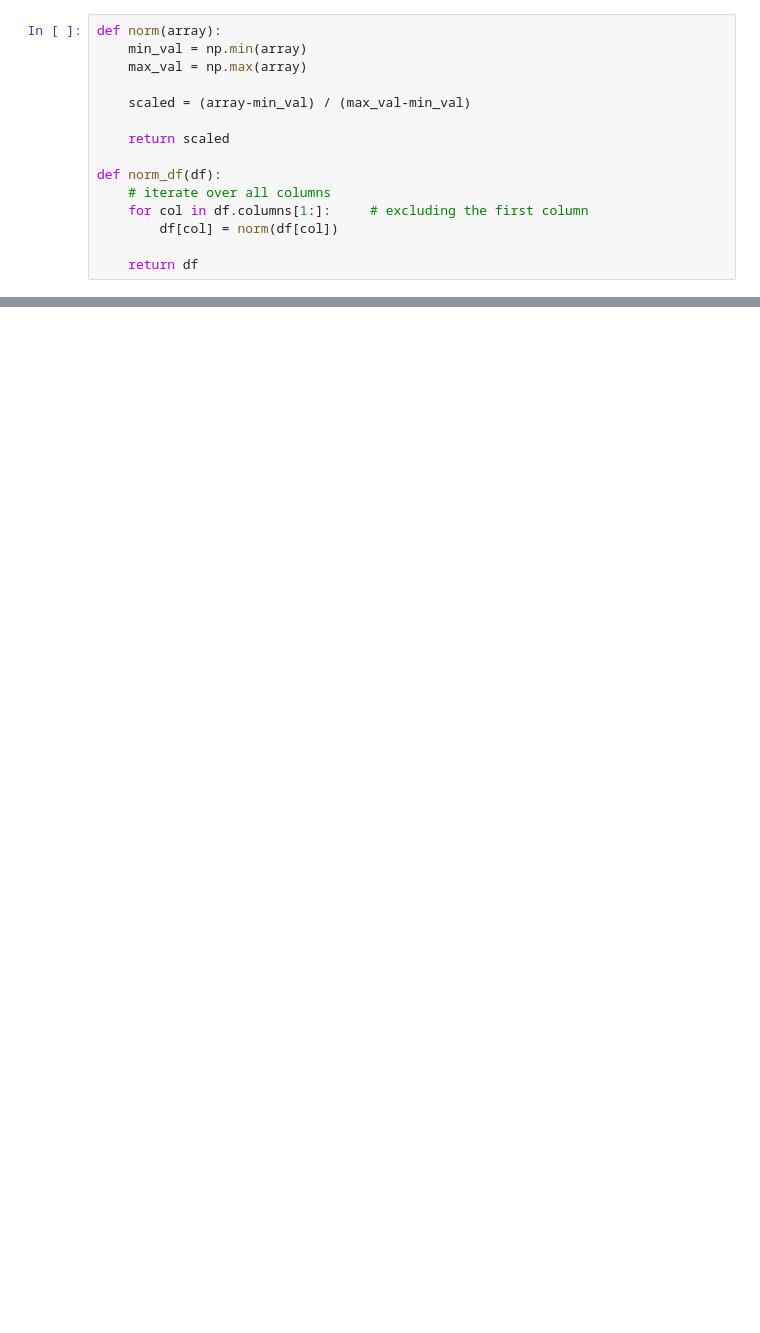
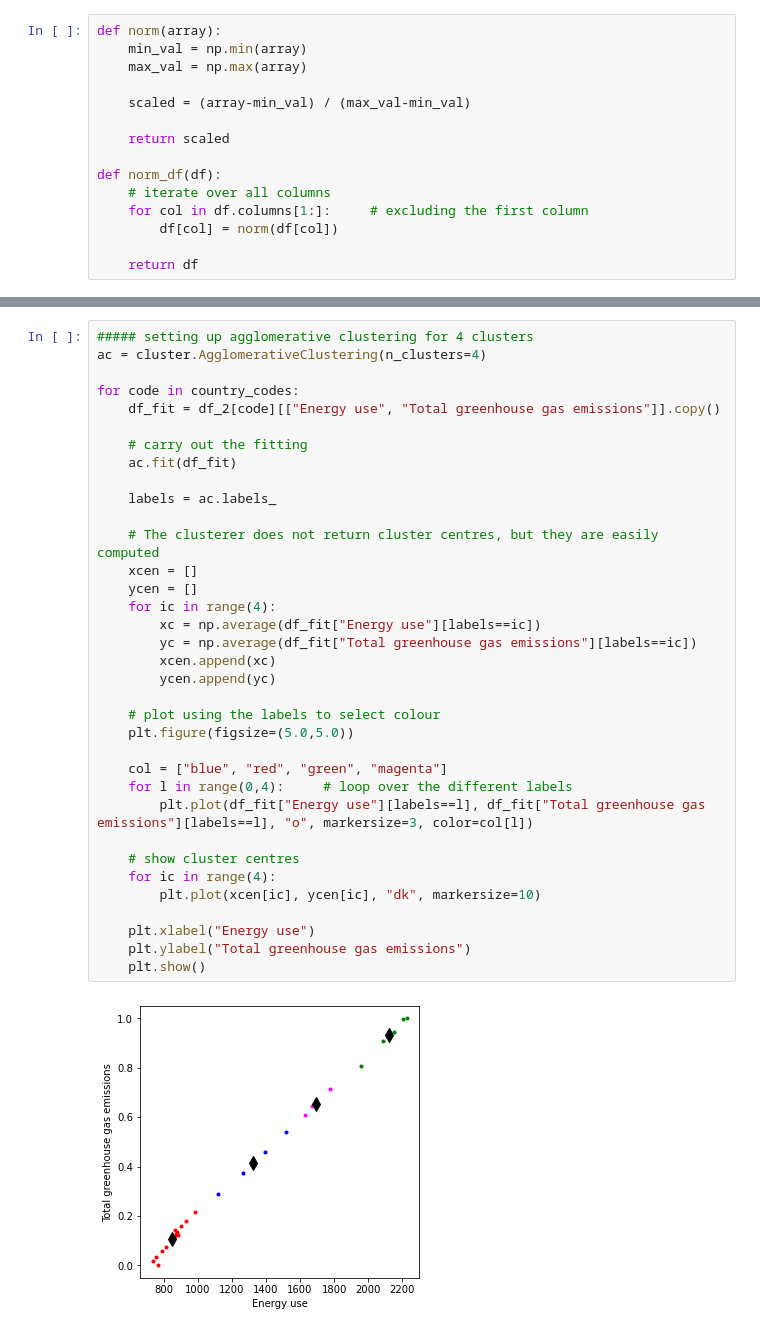
Before and after one commit to shabihulhaider/UH-ADS1, a Jupyter notebook: Assignment 3/Assignment_3_Haider_21027325.ipynb, the cells around one changed output, grey strips where cells are left out. Drawn from its saved outputs; the diff is of its cells as text; blank space fills up the shorter version.

```diff
--- a/Assignment 3/Assignment_3_Haider_21027325.ipynb
+++ b/Assignment 3/Assignment_3_Haider_21027325.ipynb
@@ -161,0 +211,37 @@ KeyError: 'Energy use'
+# %%
+##### setting up agglomerative clustering for 4 clusters
+ac = cluster.AgglomerativeClustering(n_clusters=4)
+
+for code in country_codes:
+    df_fit = df_2[code][["Energy use", "Total greenhouse gas emissions"]].copy()
+
+    # carry out the fitting
+    ac.fit(df_fit)
+
+    labels = ac.labels_
+
+    # The clusterer does not return cluster centres, but they are easily computed
+    xcen = []
+    ycen = []
+    for ic in range(4):
+        xc = np.average(df_fit["Energy use"][labels==ic])
+        yc = np.average(df_fit["Total greenhouse gas emissions"][labels==ic])
+        xcen.append(xc)
+        ycen.append(yc)
+
+    # plot using the labels to select colour
+    plt.figure(figsize=(5.0,5.0))
+
+    col = ["blue", "red", "green", "magenta"]
+    for l in range(0,4):     # loop over the different labels
+        plt.plot(df_fit["Energy use"][labels==l], df_fit["Total greenhouse gas emissions"][labels==l], "o", markersize=3, color=col[l])
+
+    # show cluster centres
+    for ic in range(4):
+        plt.plot(xcen[ic], ycen[ic], "dk", markersize=10)
+
+    plt.xlabel("Energy use")
+    plt.ylabel("Total greenhouse gas emissions")
+    plt.show()
+# %% [output]
+[figure, added]
```
Also changed, not shown: parts of 10 cells of this notebook, 15 other files.
